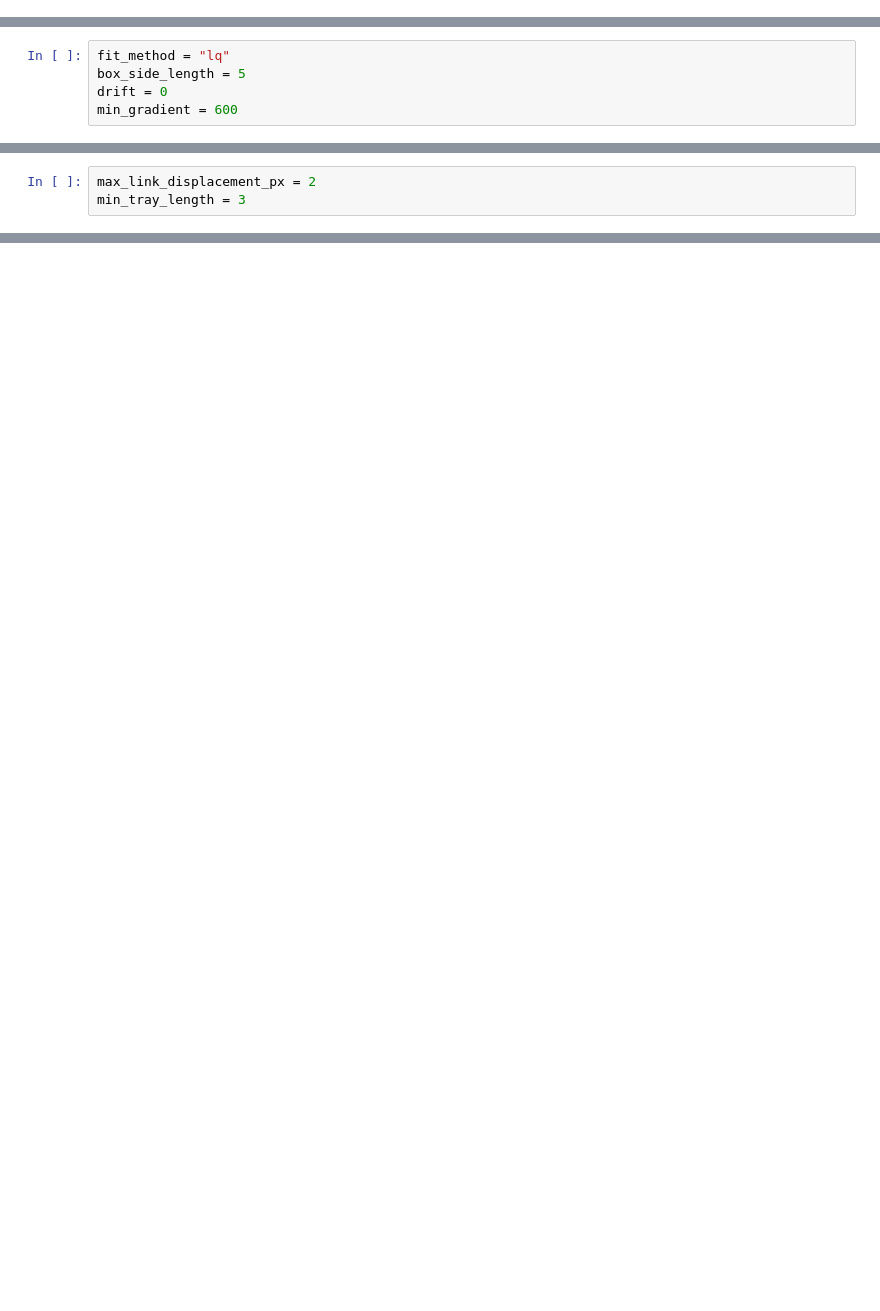
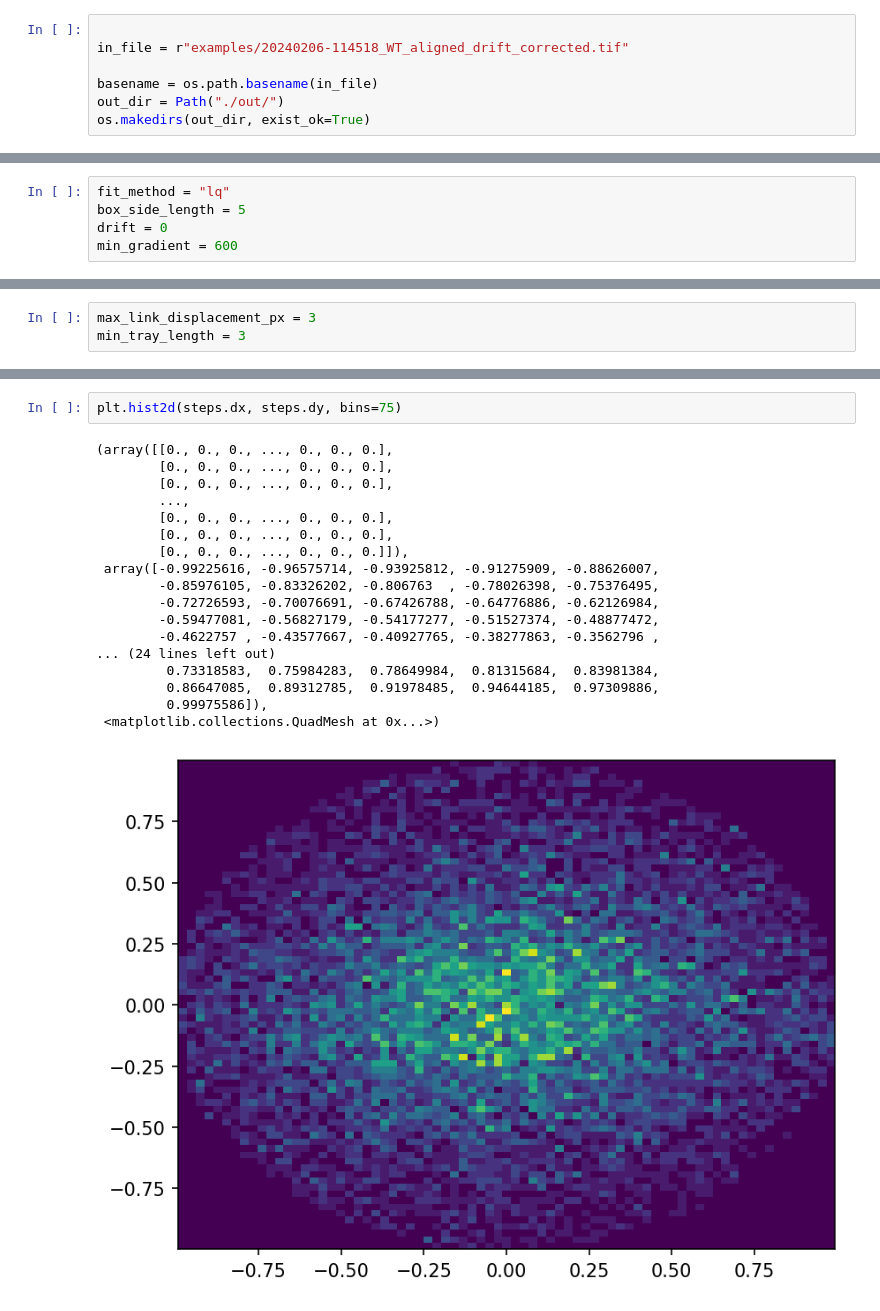
Before and after one commit to ajasja/walker_tracker, a Jupyter notebook: 01-fit-one-trajectory.ipynb, the cells around one changed output, grey strips where cells are left out. Cells and saved outputs as stored; diff of their text form; blank space fills up the shorter version.

Commit message:
Added 2D matrix fitting. Still have to figure out the decomposition.

```diff
--- a/01-fit-one-trajectory.ipynb
+++ b/01-fit-one-trajectory.ipynb
@@ -57,3 +44,10 @@ os.makedirs(out_dir, exist_ok=True)
+# %%
+
+in_file = r"examples/20240206-114518_WT_aligned_drift_corrected.tif"
+
+basename = os.path.basename(in_file)
+out_dir = Path("./out/")
+os.makedirs(out_dir, exist_ok=True)
 # %%
 take_only_walkers_on_fibre_trajectory(in_file, out_dir / basename)
 basename_noext, ext = os.path.splitext(basename)
@@ -103,3 +97,3 @@ NameError: name 'fix' is not defined
 # %%
-max_link_displacement_px = 2
+max_link_displacement_px = 3
 min_tray_length = 3
@@ -215,0 +217,21 @@ AttributeError: 'Point' object has no attribute 'counter'
+# %%
+plt.hist2d(steps.dx, steps.dy, bins=75)
+# %% [output]
+(array([[0., 0., 0., ..., 0., 0., 0.],
+        [0., 0., 0., ..., 0., 0., 0.],
+        [0., 0., 0., ..., 0., 0., 0.],
+        ...,
+        [0., 0., 0., ..., 0., 0., 0.],
+        [0., 0., 0., ..., 0., 0., 0.],
+        [0., 0., 0., ..., 0., 0., 0.]]),
+ array([-0.99225616, -0.96575714, -0.93925812, -0.91275909, -0.88626007,
+        -0.85976105, -0.83326202, -0.806763  , -0.78026398, -0.75376495,
+        -0.72726593, -0.70076691, -0.67426788, -0.64776886, -0.62126984,
+        -0.59477081, -0.56827179, -0.54177277, -0.51527374, -0.48877472,
+        -0.4622757 , -0.43577667, -0.40927765, -0.38277863, -0.3562796 ,
+... (24 lines left out)
+         0.73318583,  0.75984283,  0.78649984,  0.81315684,  0.83981384,
+         0.86647085,  0.89312785,  0.91978485,  0.94644185,  0.97309886,
+         0.99975586]),
+ <matplotlib.collections.QuadMesh at 0x...>)
+[figure, added]
```
Also changed, not shown: parts of 15 cells of this notebook.
